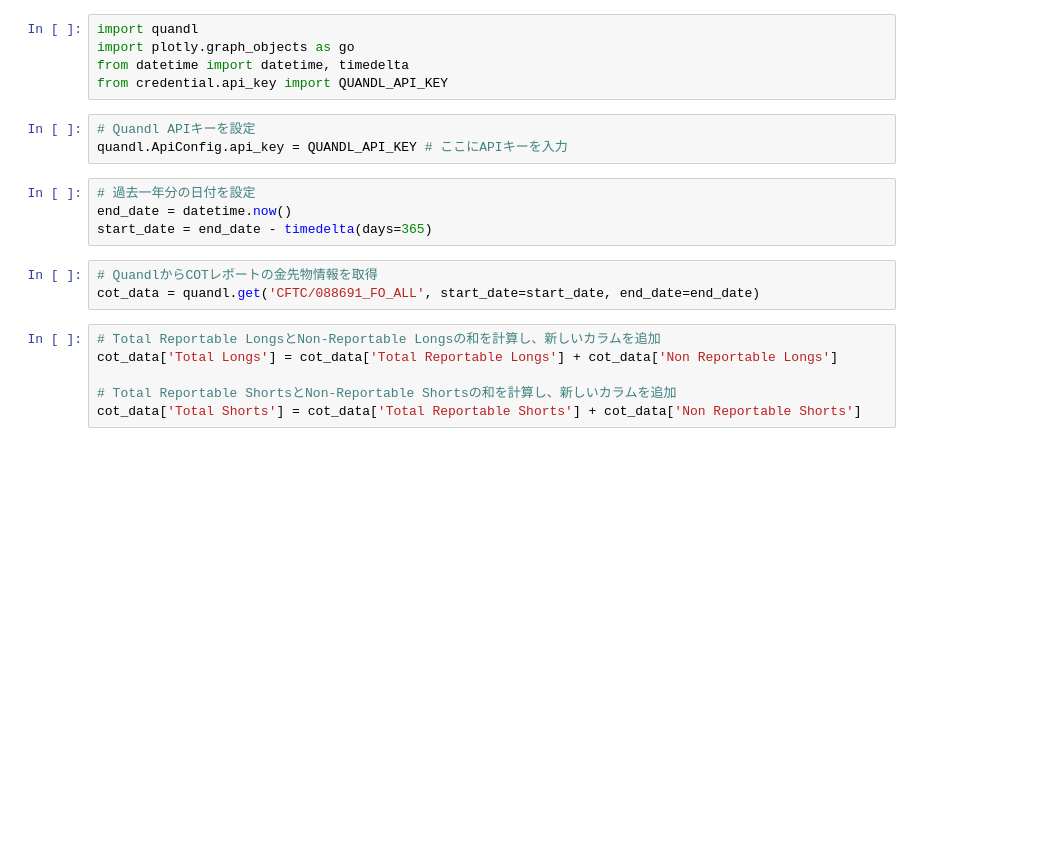
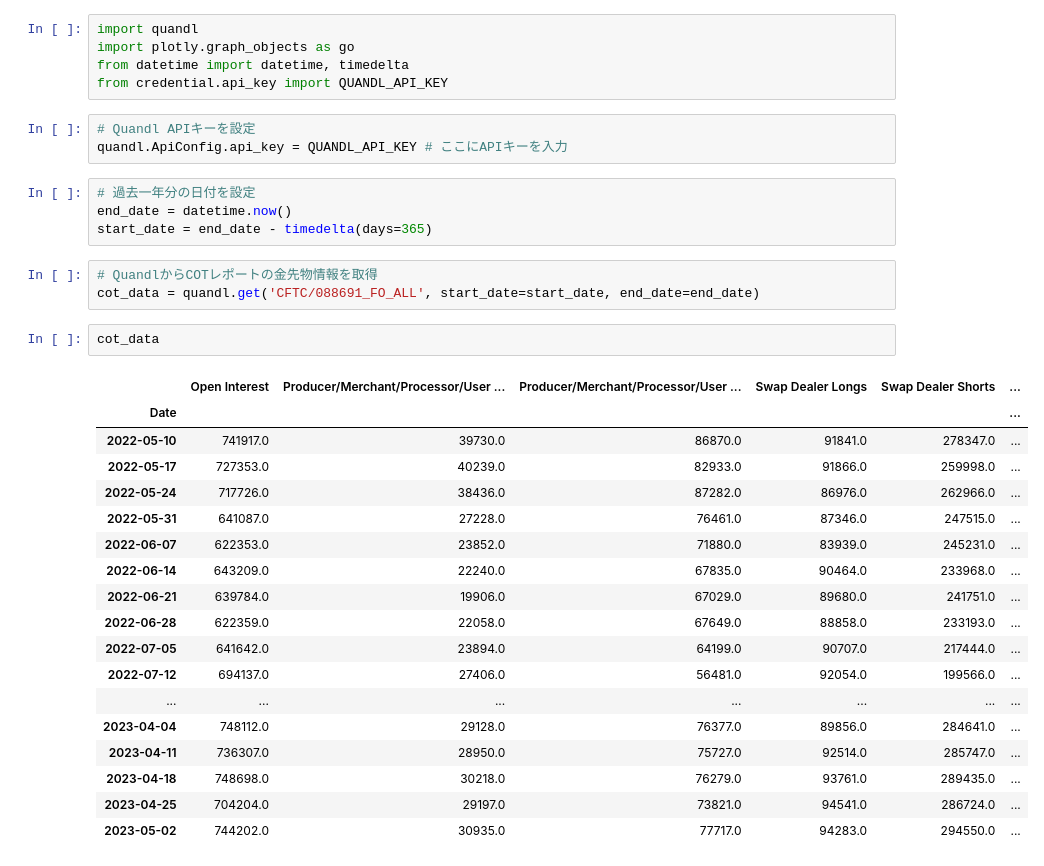
Before and after one commit to FuJiK/YIELDCURVE3D, a Jupyter notebook: gold/gold_netposition.ipynb, the cells around one changed output. Cells and saved outputs as stored; diff of their text form; blank space fills up the shorter version.

```diff
--- a/gold/gold_netposition.ipynb
+++ b/gold/gold_netposition.ipynb
@@ -13,9 +13,24 @@ start_date = end_date - timedelta(days=365)
 # %%
 # QuandlからCOTレポートの金先物情報を取得
 cot_data = quandl.get('CFTC/088691_FO_ALL', start_date=start_date, end_date=end_date)
-# %%
-# Total Reportable LongsとNon-Reportable Longsの和を計算し、新しいカラムを追加
-cot_data['Total Longs'] = cot_data['Total Reportable Longs'] + cot_data['Non Reportable Longs']
-
-# Total Reportable ShortsとNon-Reportable Shortsの和を計算し、新しいカラムを追加
-cot_data['Total Shorts'] = cot_data['Total Reportable Shorts'] + cot_data['Non Reportable Shorts']
+# %%
+cot_data
+# %% [output]
+|  | Open Interest | Producer/Merchant/Processor/User ... | Producer/Merchant/Processor/User ... | Swap Dealer Longs | Swap Dealer Shorts | ... |
+| Date |  |  |  |  |  | ... |
+| 2022-05-10 | 741917.0 | 39730.0 | 86870.0 | 91841.0 | 278347.0 | ... |
+| 2022-05-17 | 727353.0 | 40239.0 | 82933.0 | 91866.0 | 259998.0 | ... |
+| 2022-05-24 | 717726.0 | 38436.0 | 87282.0 | 86976.0 | 262966.0 | ... |
+| 2022-05-31 | 641087.0 | 27228.0 | 76461.0 | 87346.0 | 247515.0 | ... |
+| 2022-06-07 | 622353.0 | 23852.0 | 71880.0 | 83939.0 | 245231.0 | ... |
+| 2022-06-14 | 643209.0 | 22240.0 | 67835.0 | 90464.0 | 233968.0 | ... |
+| 2022-06-21 | 639784.0 | 19906.0 | 67029.0 | 89680.0 | 241751.0 | ... |
+| 2022-06-28 | 622359.0 | 22058.0 | 67649.0 | 88858.0 | 233193.0 | ... |
+| 2022-07-05 | 641642.0 | 23894.0 | 64199.0 | 90707.0 | 217444.0 | ... |
+| 2022-07-12 | 694137.0 | 27406.0 | 56481.0 | 92054.0 | 199566.0 | ... |
+| ... | ... | ... | ... | ... | ... | ... |
+| 2023-04-04 | 748112.0 | 29128.0 | 76377.0 | 89856.0 | 284641.0 | ... |
+| 2023-04-11 | 736307.0 | 28950.0 | 75727.0 | 92514.0 | 285747.0 | ... |
+| 2023-04-18 | 748698.0 | 30218.0 | 76279.0 | 93761.0 | 289435.0 | ... |
+| 2023-04-25 | 704204.0 | 29197.0 | 73821.0 | 94541.0 | 286724.0 | ... |
+| 2023-05-02 | 744202.0 | 30935.0 | 77717.0 | 94283.0 | 294550.0 | ... |
```
Also changed, not shown: parts of 2 cells of this notebook, 6 other files.
